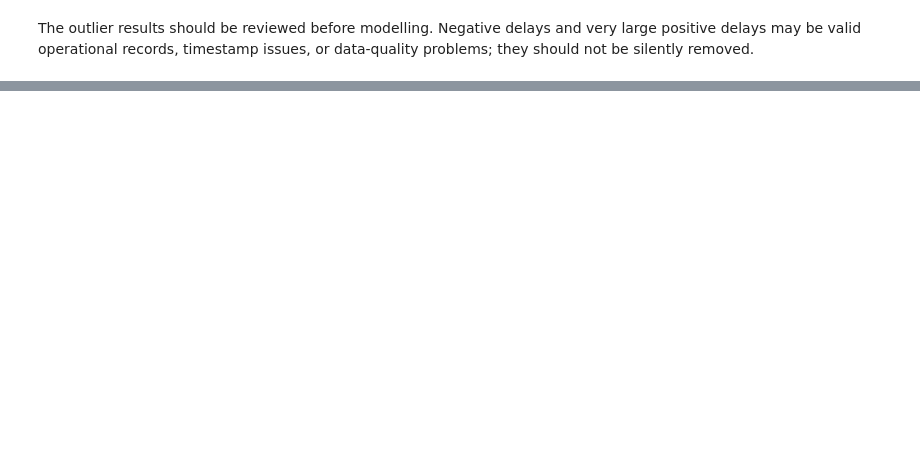
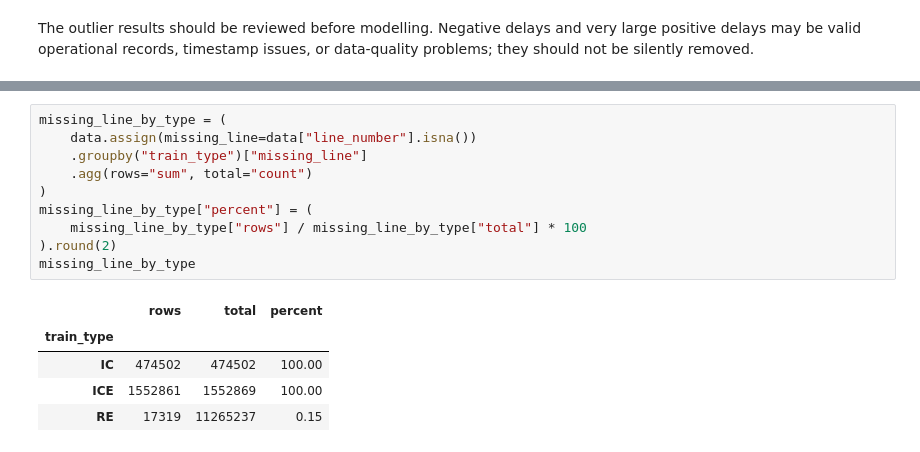
Before and after one commit to BaTa4Ka/machine_learning, a Jupyter notebook: notebooks/data_audit.ipynb, the cells around one changed output, grey strips where cells are left out. Drawn from its saved outputs; the diff is of its cells as text; blank space fills up the shorter version.

Commit message:
Data audit update: missing values investigation; outliers update; summary

```diff
--- a/notebooks/data_audit.ipynb
+++ b/notebooks/data_audit.ipynb
@@ -324,0 +377,16 @@ The outlier results should be reviewed before modelling. Negative delays and ver
+# %%
+missing_line_by_type = (
+    data.assign(missing_line=data["line_number"].isna())
+    .groupby("train_type")["missing_line"]
+    .agg(rows="sum", total="count")
+)
+missing_line_by_type["percent"] = (
+    missing_line_by_type["rows"] / missing_line_by_type["total"] * 100
+).round(2)
+missing_line_by_type
+# %% [output]
+|  | rows | total | percent |
+| train_type |  |  |  |
+| IC | 474502 | 474502 | 100.00 |
+| ICE | 1552861 | 1552869 | 100.00 |
+| RE | 17319 | 11265237 | 0.15 |
```
Also changed, not shown: parts of 12 cells of this notebook.
